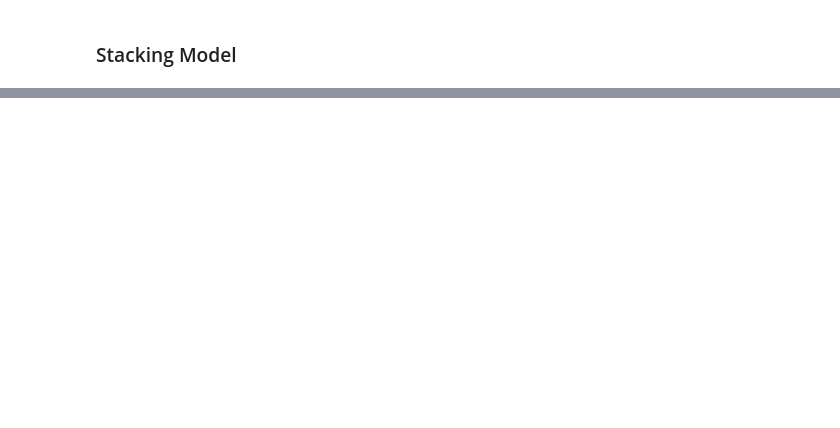
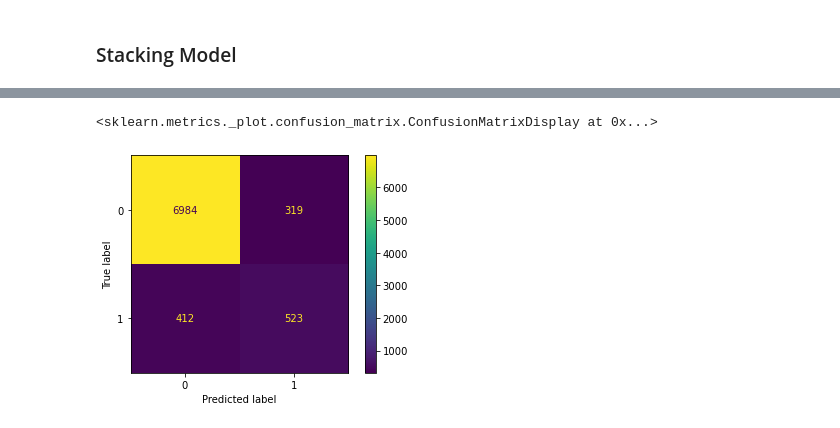
Before and after one commit to ymiyu/ANLY605_Project, a Jupyter notebook: Project_Group3_Midpoint.ipynb, the cells around one changed output, grey strips where cells are left out. Cells and saved outputs as stored; diff of their text form; code cells hidden in the pictures; blank space fills up the shorter version.

Commit message:
update stacking

```diff
--- a/Project_Group3_Midpoint.ipynb
+++ b/Project_Group3_Midpoint.ipynb
@@ -331,7 +331,8 @@ level0 = list()
 level0.append(('RF', RandomForestClassifier()))
 level0.append(('GBM', GradientBoostingClassifier()))
 level0.append(('XGB', XGBClassifier()))
-level0.append(('LightGBM', LGBMClassifier()))
+level0.append(('Bagging', BaggingClassifier()))
+# level0.append(('LightGBM', LGBMClassifier()))
 
 level1 = LGBMClassifier()
 stacking_model = StackingClassifier(estimators=level0, final_estimator=level1, cv=10)
@@ -369,6 +411,9 @@ fig.write_image("Improved_Models_Boxplot.jpeg",engine="kaleido",format="png", wi
 # %%
 from sklearn.metrics import plot_confusion_matrix
 
 y_pred = stacking_model.predict(X_test)
 
-plot_confusion_matrix(y_test, y_pred, classes=['0','1'])
+plot_confusion_matrix(stacking_model, X_test, y_test)
+# %% [output]
+<sklearn.metrics._plot.confusion_matrix.ConfusionMatrixDisplay at 0x...>
+[figure, added]
```
Also changed, not shown: parts of 5 cells of this notebook, 2 other files.
